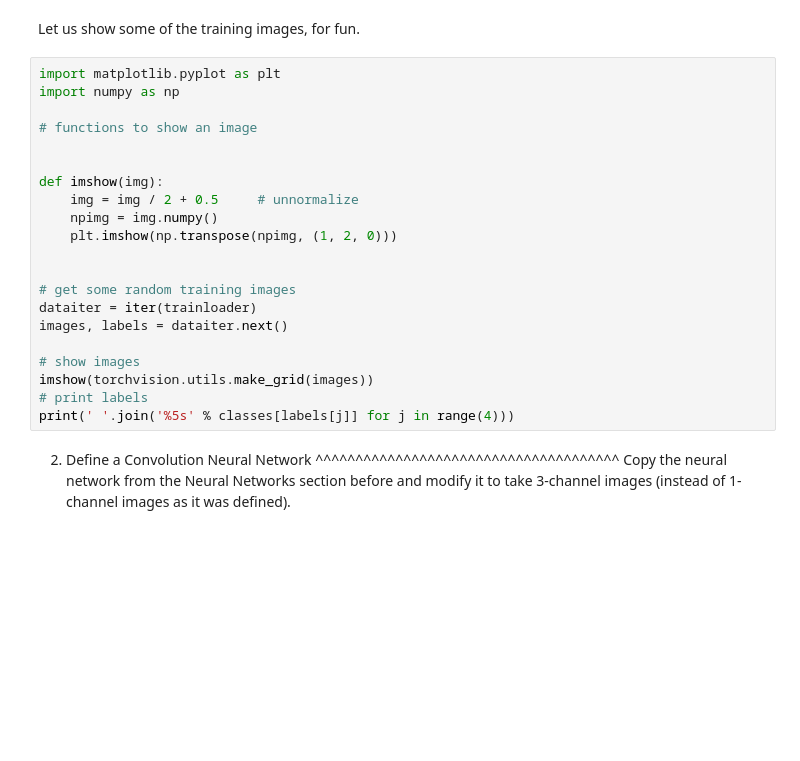
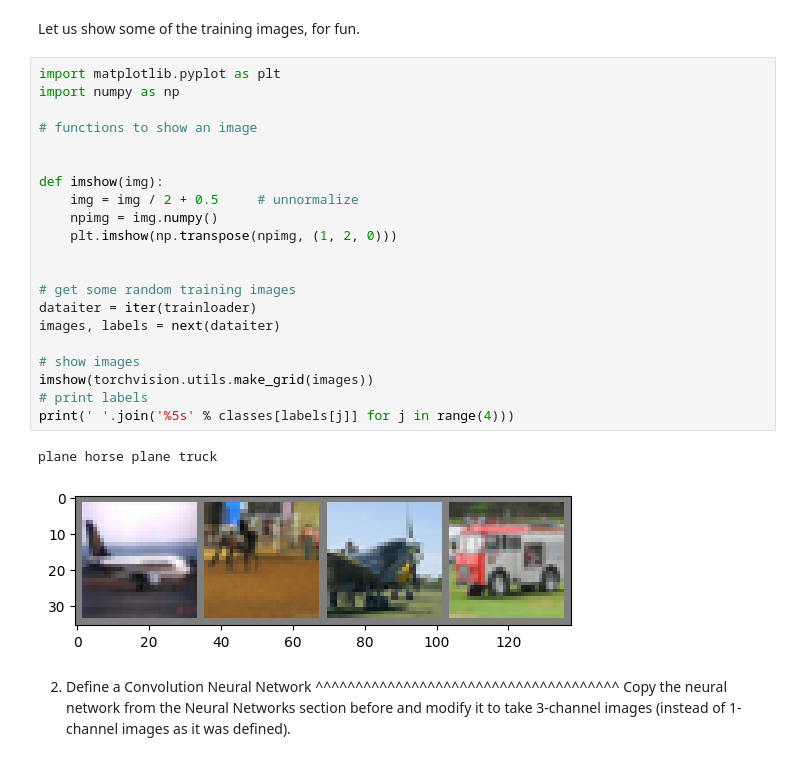
Before and after one commit to LaiTrongMinhTruong/cifar10_tutorial, a Jupyter notebook: _downloads/cifar10_tutorial.ipynb, the cells around one changed output. Drawn from its saved outputs; the diff is of its cells as text; blank space fills up the shorter version.

```diff
--- a/_downloads/cifar10_tutorial.ipynb
+++ b/_downloads/cifar10_tutorial.ipynb
@@ -93,24 +93,27 @@ Let us show some of the training images, for fun.
 # %%
 import matplotlib.pyplot as plt
 import numpy as np
 
 # functions to show an image
 
 
 def imshow(img):
     img = img / 2 + 0.5     # unnormalize
     npimg = img.numpy()
     plt.imshow(np.transpose(npimg, (1, 2, 0)))
 
 
 # get some random training images
 dataiter = iter(trainloader)
-images, labels = dataiter.next()
+images, labels = next(dataiter)
 
 # show images
 imshow(torchvision.utils.make_grid(images))
 # print labels
 print(' '.join('%5s' % classes[labels[j]] for j in range(4)))
+# %% [output]
+plane horse plane truck
+[figure, added]
 # %% [markdown]
 2. Define a Convolution Neural Network
 ^^^^^^^^^^^^^^^^^^^^^^^^^^^^^^^^^^^^^^
```
Also changed, not shown: parts of 8 cells of this notebook.
